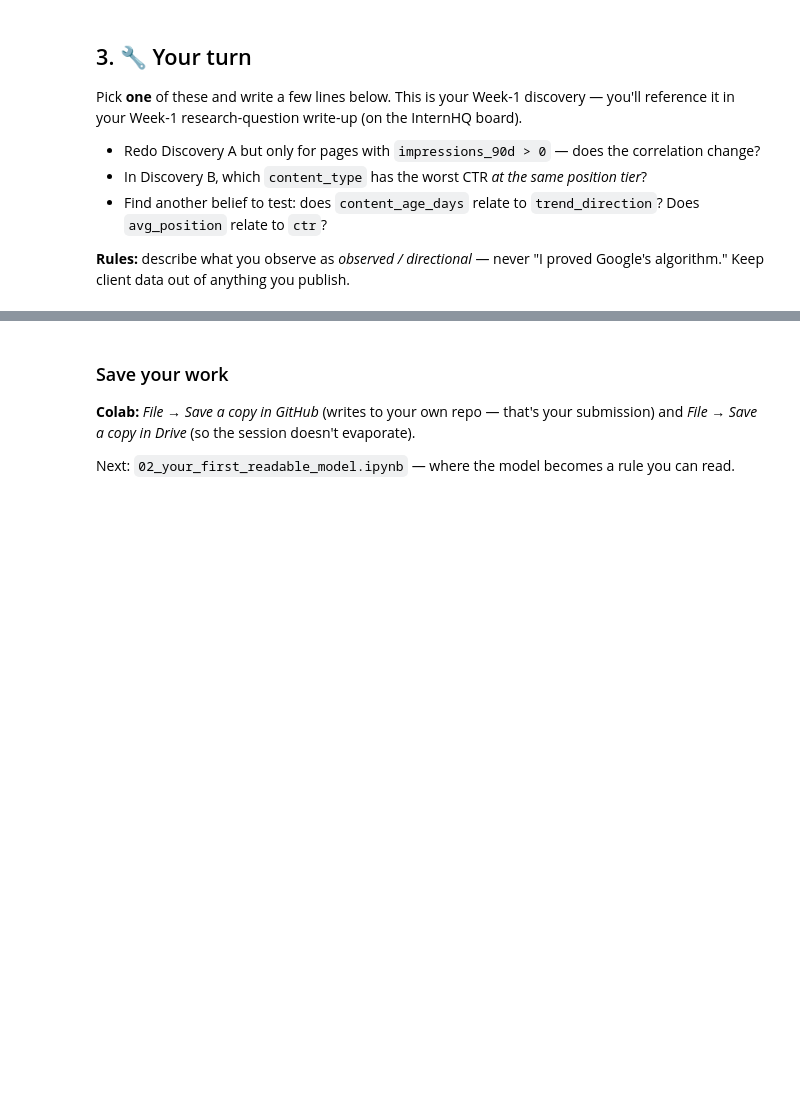
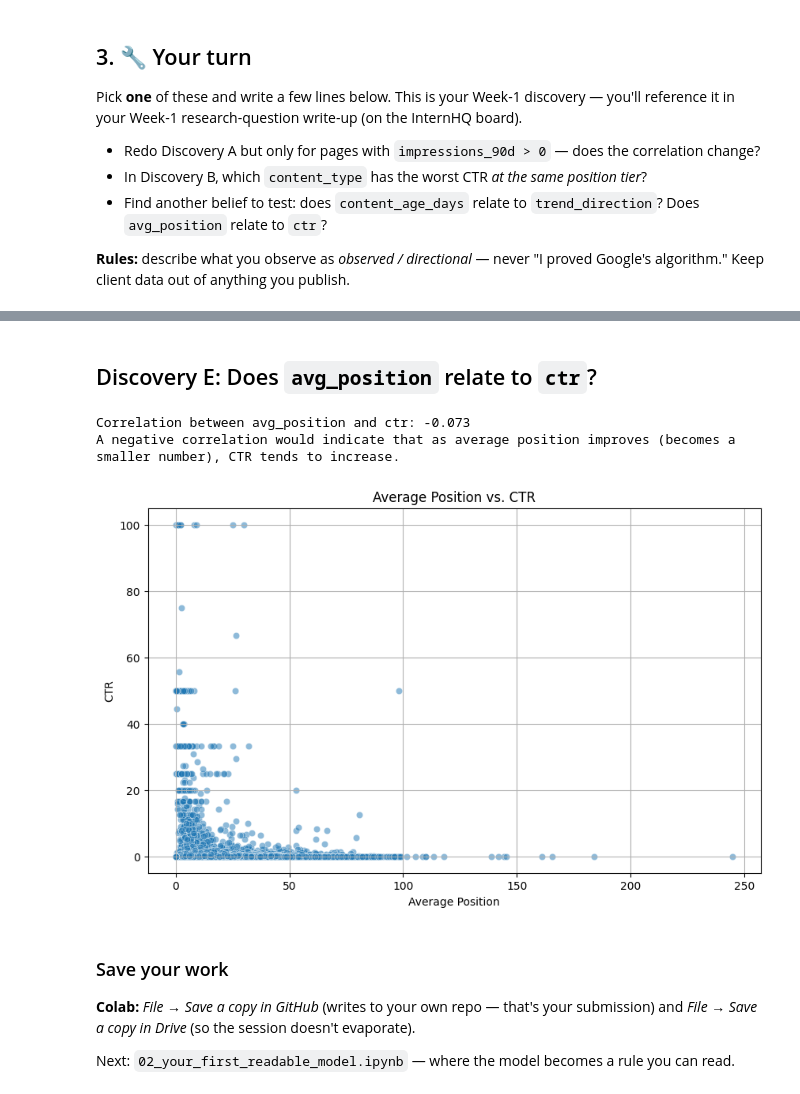
Before and after one commit to ayushman4107/Flyrank-ML-assignment-1, a Jupyter notebook: notebooks/01_first_look_and_discovery.ipynb, the cells around one changed output, grey strips where cells are left out. Cells and saved outputs as stored; diff of their text form; code cells hidden in the pictures; blank space fills up the shorter version.

```diff
--- a/notebooks/01_first_look_and_discovery.ipynb
+++ b/notebooks/01_first_look_and_discovery.ipynb
@@ -102,3 +247,24 @@ Pick **one** of these and write a few lines below. This is your Week-1 discovery
+# %% [markdown]
+## Discovery E: Does `avg_position` relate to `ctr`?
+# %%
+corr_pos_ctr = df["avg_position"].corr(df["ctr"])
+print(f"Correlation between avg_position and ctr: {corr_pos_ctr:.3f}")
+print("A negative correlation would indicate that as average position improves (becomes a smaller number), CTR tends to increase.")
+
+import matplotlib.pyplot as plt
+import seaborn as sns
+
+plt.figure(figsize=(10, 6))
+sns.scatterplot(x='avg_position', y='ctr', data=df, alpha=0.5)
+plt.title('Average Position vs. CTR')
+plt.xlabel('Average Position')
+plt.ylabel('CTR')
+plt.grid(True)
+plt.show()
+# %% [output]
+Correlation between avg_position and ctr: -0.073
+A negative correlation would indicate that as average position improves (becomes a smaller number), CTR tends to increase.
+[figure, added]
 # %% [markdown]
 ### Save your work
 **Colab:** *File → Save a copy in GitHub* (writes to your own repo — that's your submission) and *File → Save a copy in Drive* (so the session doesn't evaporate).
```
Also changed, not shown: parts of 15 cells of this notebook.
